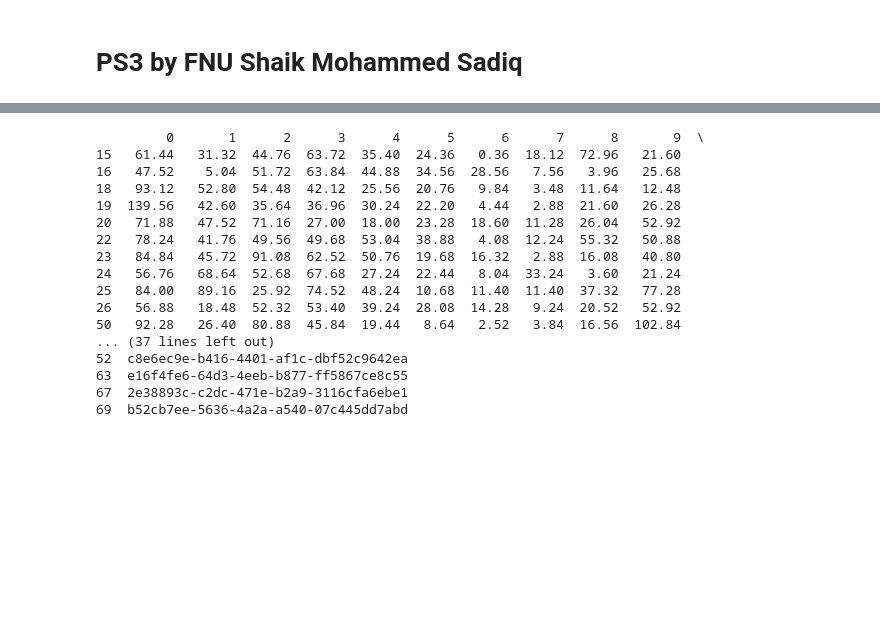
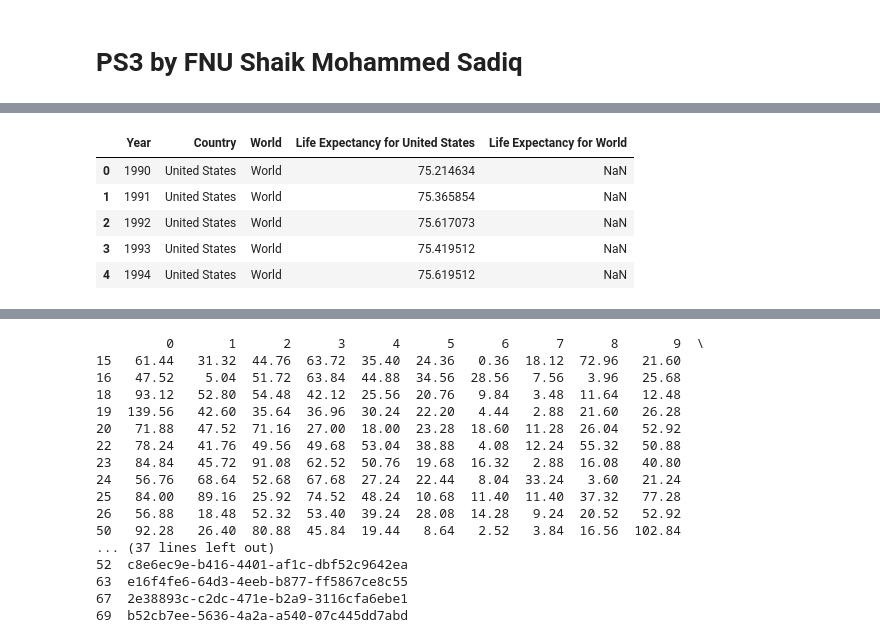
Before and after one commit to sadiq937/Shaik_DM, a Jupyter notebook: PS3.ipynb, the cells around one changed output, grey strips where cells are left out. Saved outputs shown, nothing was run; the diff lists cells and outputs as text; code cells hidden in the pictures; blank space fills up the shorter version.

```diff
--- a/PS3.ipynb
+++ b/PS3.ipynb
@@ -2,0 +11,38 @@
+# %%
+# API call
+api_url_le = "http://api.worldbank.org/v2/country/USA;WLD/indicator/SP.DYN.LE00.IN?format=json&date=1990:2023"
+response_le = requests.get(api_url_le)
+response_le.raise_for_status()
+data_le = response_le.json()[1]
+
+# Extract relevant data
+life_expectancy_data = [
+    {"Country": item['country']['value'], "Year": int(item['date']), "Life Expectancy": item['value']}
+    for item in data_le if item['value'] is not None
+]
+
+# Convert to DataFrame
+life_df = pd.DataFrame(life_expectancy_data)
+
+# Pivot the DataFrame
+life_df_pivot = life_df.pivot(index="Year", columns="Country", values="Life Expectancy").reset_index()
+
+# Rename columns
+life_df_pivot.columns = ["Year", "Life Expectancy for United States", "Life Expectancy for World"]
+
+# Add 'Country' and 'World' columns
+life_df_pivot["Country"] = "United States"
+life_df_pivot["World"] = "World"
+
+# Reorder columns
+life_df_pivot = life_df_pivot[["Year", "Country", "World", "Life Expectancy for United States", "Life Expectancy for World"]]
+
+# Display the DataFrame
+life_df_pivot.head()
+# %% [output]
+|  | Year | Country | World | Life Expectancy for United States | Life Expectancy for World |
+| 0 | 1990 | United States | World | 75.214634 | NaN |
+| 1 | 1991 | United States | World | 75.365854 | NaN |
+| 2 | 1992 | United States | World | 75.617073 | NaN |
+| 3 | 1993 | United States | World | 75.419512 | NaN |
+| 4 | 1994 | United States | World | 75.619512 | NaN |
```
Also changed, not shown: parts of 3 cells of this notebook.
